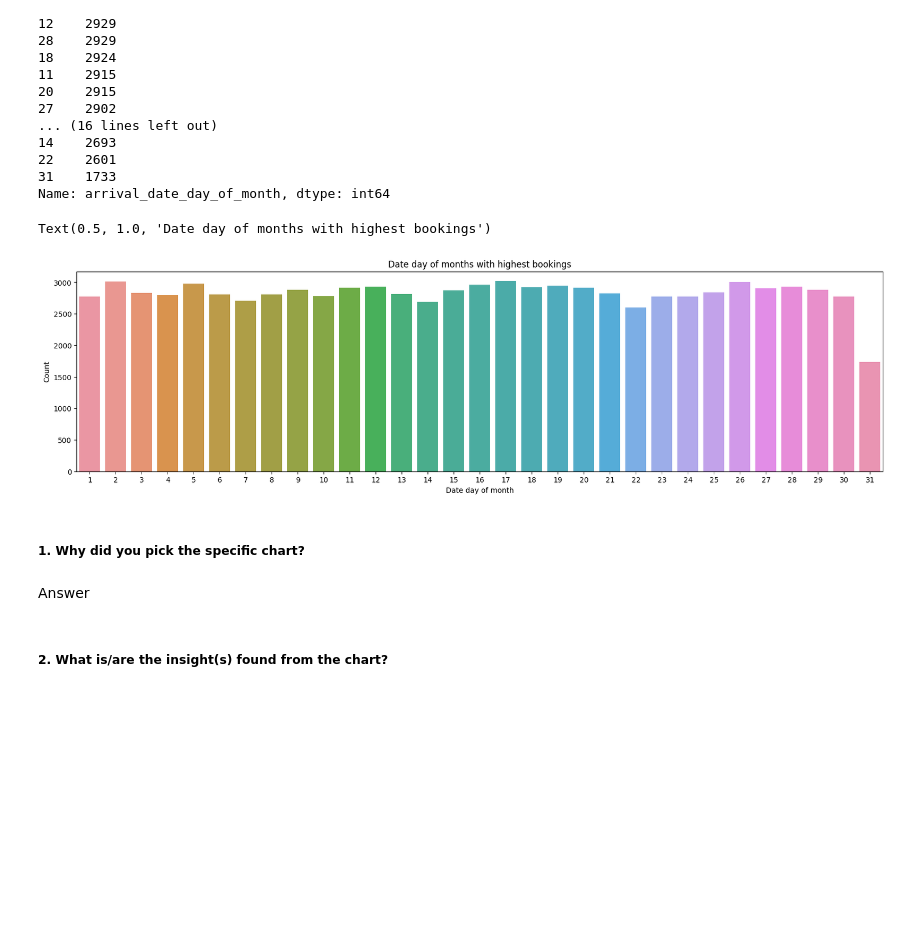
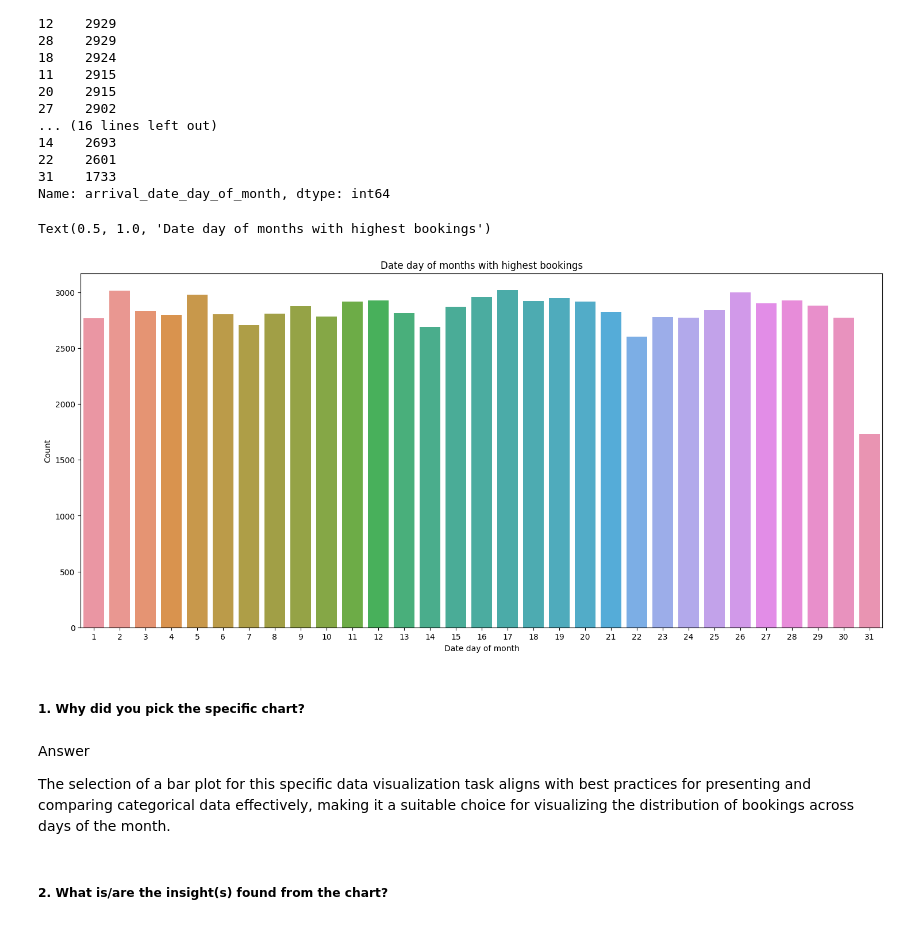
Before and after one commit to Kushdevu/Hotel-Booking-Analysis-EDA-Project, a Jupyter notebook: Copy_of_Sample_EDA_Submission_Template_ipynb0008.ipynb, the cells around one changed output. Saved outputs shown, nothing was run; the diff lists cells and outputs as text; code cells hidden in the pictures; blank space fills up the shorter version.

```diff
--- a/Copy_of_Sample_EDA_Submission_Template_ipynb0008.ipynb
+++ b/Copy_of_Sample_EDA_Submission_Template_ipynb0008.ipynb
@@ -896,18 +996,20 @@ df['arrival_date_day_of_month'].value_counts()
 Name: arrival_date_day_of_month, dtype: int64
 # %%
 # Chart - 9 visualization code
-plt.figure(figsize=(20,5))
+plt.figure(figsize=(18,8))
 sns.barplot(x=df['arrival_date_day_of_month'].value_counts().keys(),y=df['arrival_date_day_of_month'].value_counts())
 plt.xlabel('Date day of month')
 plt.ylabel('Count')
 plt.title('Date day of months with highest bookings')
 # %% [output]
 Text(0.5, 1.0, 'Date day of months with highest bookings')
-[figure, old version]
+[figure, new version]
 # %% [markdown]
 ##### 1. Why did you pick the specific chart?
-# %% [markdown]
-Answer
+# %% [markdown]
+Answer
+
+The selection of a bar plot for this specific data visualization task aligns with best practices for presenting and comparing categorical data effectively, making it a suitable choice for visualizing the distribution of bookings across days of the month.
 # %% [markdown]
 ##### 2. What is/are the insight(s) found from the chart?
 # %% [markdown]
```
Also changed, not shown: parts of 62 cells of this notebook.
